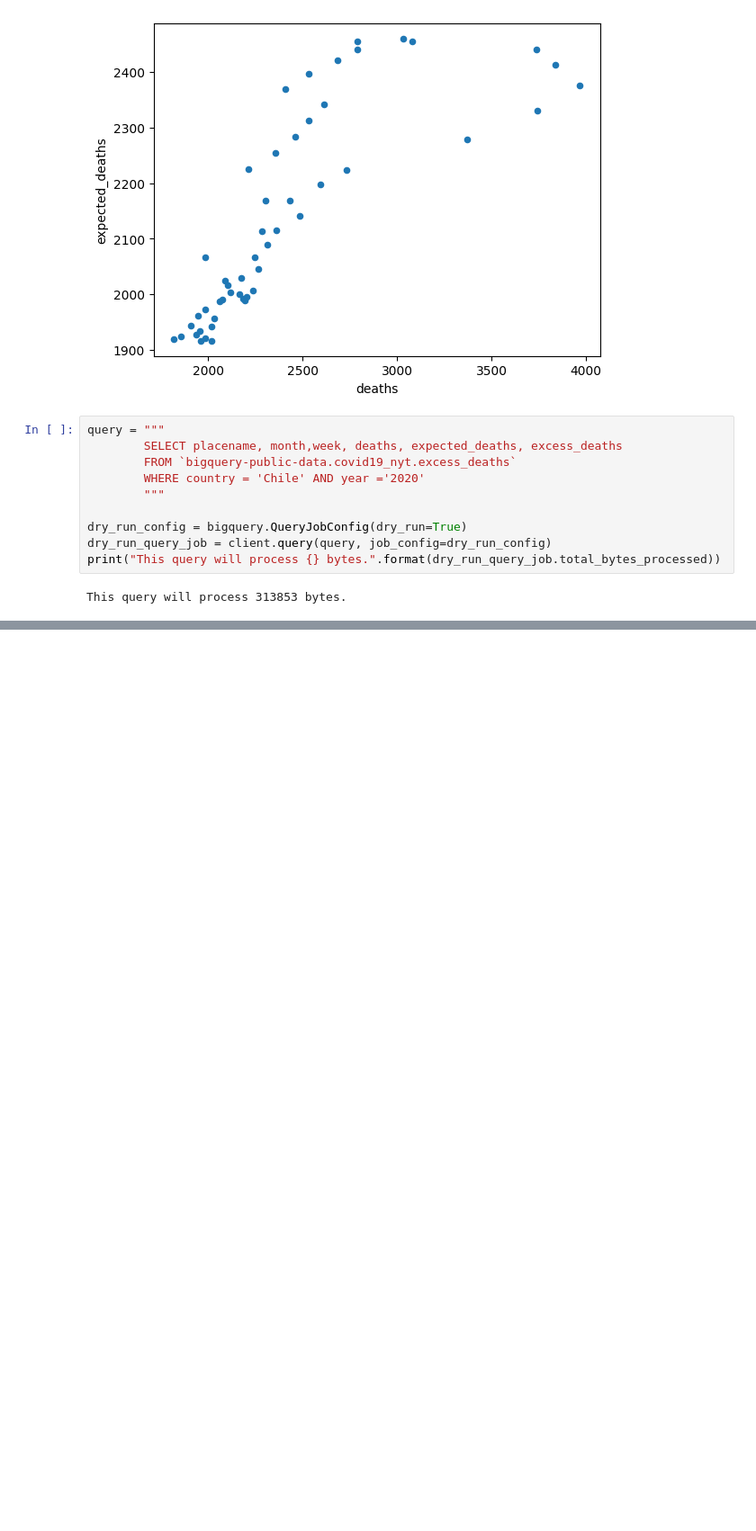
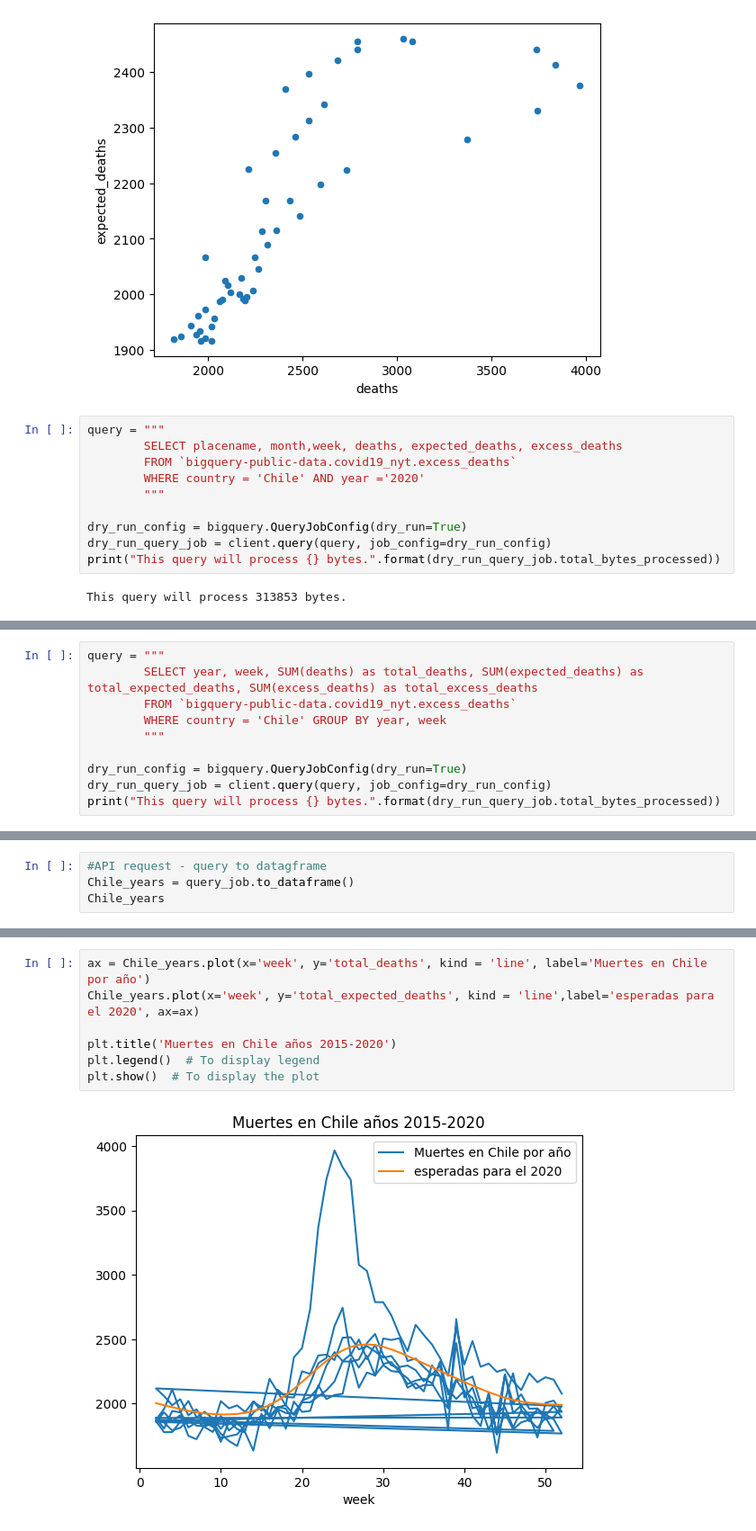
Before and after one commit to Remiw/Solemne1, a Jupyter notebook: SOLEMNE1MATÍASTOBAR.ipynb, the cells around one changed output, grey strips where cells are left out. Shown at 90% size. Cells and saved outputs as stored; diff of their text form; blank space fills up the shorter version.

```diff
--- a/SOLEMNE1MATÍASTOBAR.ipynb
+++ b/SOLEMNE1MATÍASTOBAR.ipynb
@@ -166,0 +171,10 @@ se puede ver una fuerte alza en muertes al rededor de la semana 25, que correspo
+# %%
+query = """
+        SELECT year, week, SUM(deaths) as total_deaths, SUM(expected_deaths) as total_expected_deaths, SUM(excess_deaths) as total_excess_deaths
+        FROM `bigquery-public-data.covid19_nyt.excess_deaths`
+        WHERE country = 'Chile' GROUP BY year, week
+        """
+
+dry_run_config = bigquery.QueryJobConfig(dry_run=True)
+dry_run_query_job = client.query(query, job_config=dry_run_config)
+print("This query will process {} bytes.".format(dry_run_query_job.total_bytes_processed))
@@ -166,0 +185,4 @@ se puede ver una fuerte alza en muertes al rededor de la semana 25, que correspo
+# %%
+#API request - query to datagframe
+Chile_years = query_job.to_dataframe()
+Chile_years
@@ -166,0 +203,9 @@ se puede ver una fuerte alza en muertes al rededor de la semana 25, que correspo
+# %%
+ax = Chile_years.plot(x='week', y='total_deaths', kind = 'line', label='Muertes en Chile por año')
+Chile_years.plot(x='week', y='total_expected_deaths', kind = 'line',label='esperadas para el 2020', ax=ax)
+
+plt.title('Muertes en Chile años 2015-2020')
+plt.legend()  # To display legend
+plt.show()  # To display the plot
+# %% [output]
+[figure, added]
```
Also changed, not shown: parts of 14 cells of this notebook.
